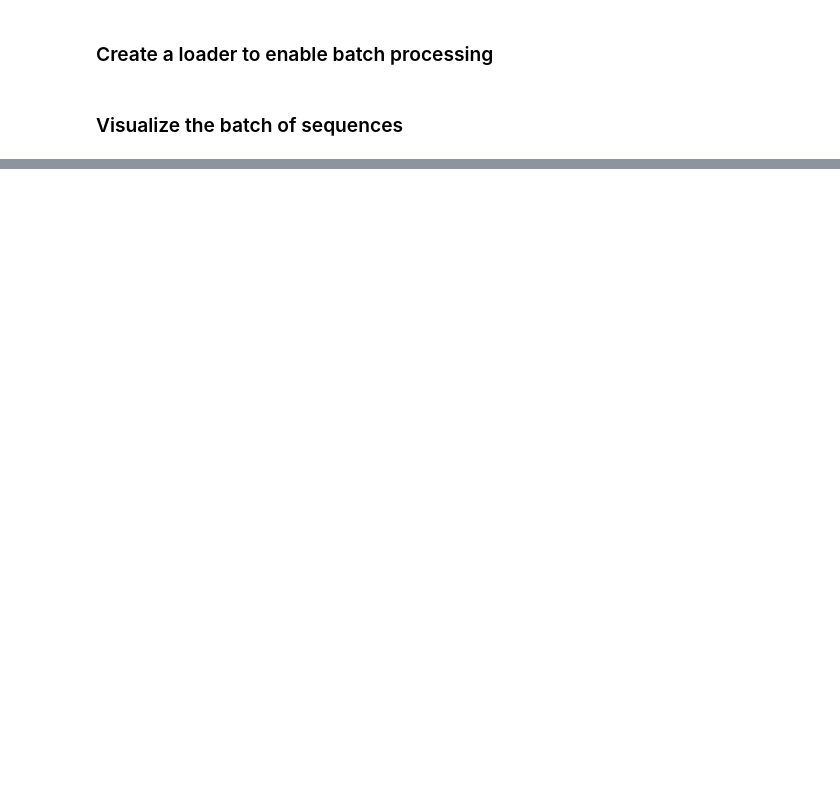
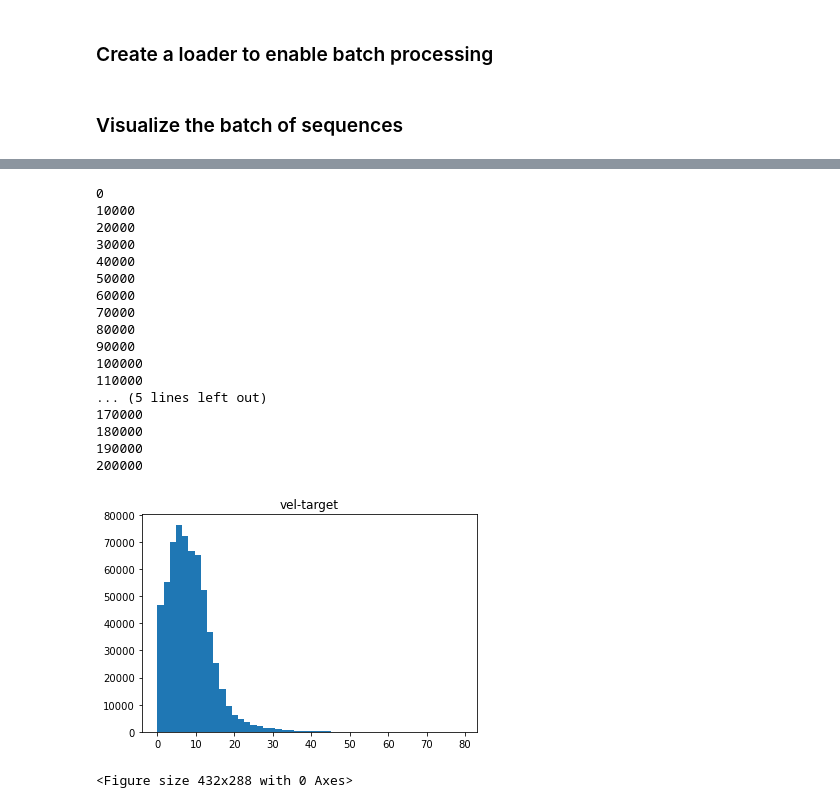
Before and after one commit to wanglec/cse151b-kaggle, a Jupyter notebook: Load_Argoverse_Data_Public.ipynb, the cells around one changed output, grey strips where cells are left out. Saved outputs shown, nothing was run; the diff lists cells and outputs as text; code cells hidden in the pictures; blank space fills up the shorter version.

```diff
--- a/Load_Argoverse_Data_Public.ipynb
+++ b/Load_Argoverse_Data_Public.ipynb
@@ -94,0 +258,22 @@ for i_batch, sample_batch in enumerate(val_loader):
+# %%
+show_vel_distribution(val_dataset, True)
+# %% [output]
+0
+10000
+20000
+30000
+40000
+50000
+60000
+70000
+80000
+90000
+100000
+110000
+... (5 lines left out)
+170000
+180000
+190000
+200000
+[figure, added]
+<Figure size 432x288 with 0 Axes>
```
Also changed, not shown: parts of 8 cells of this notebook, 6 other files.
